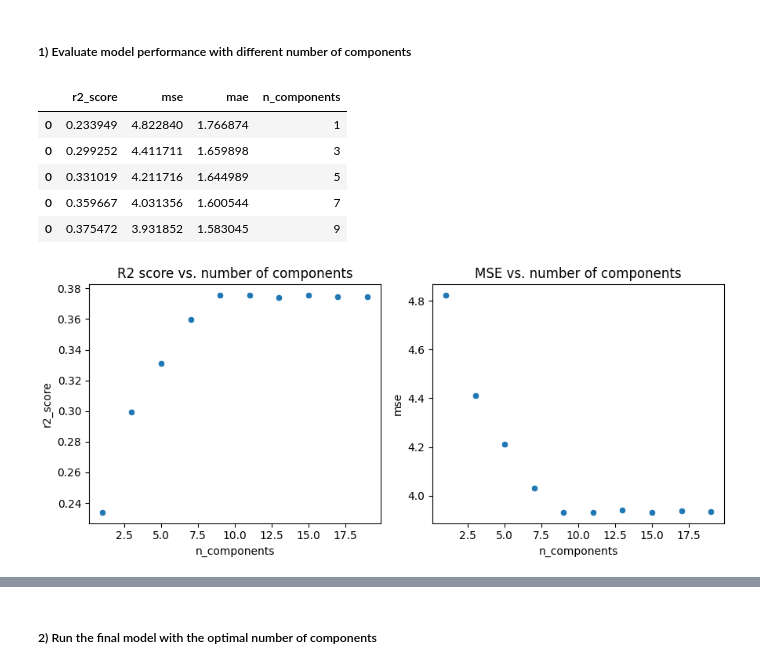
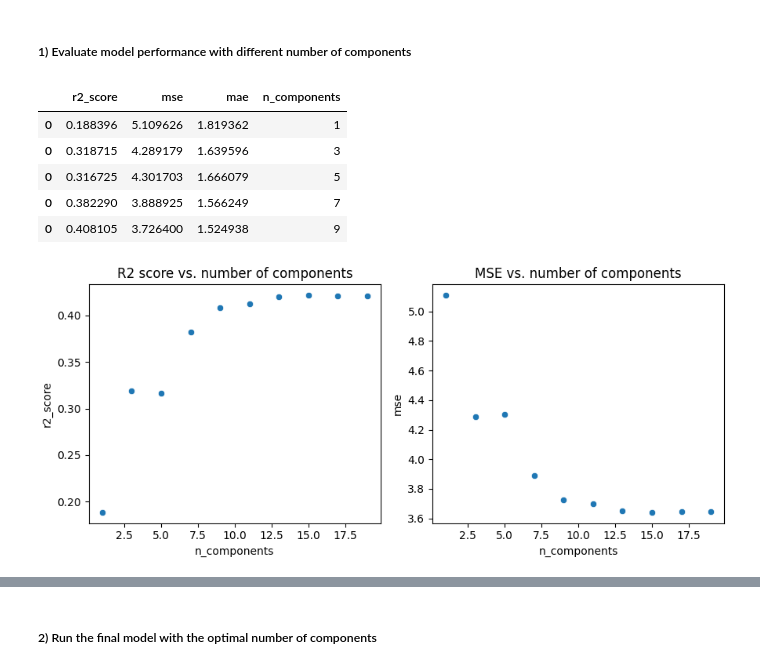
Before and after one commit to AndreaRMICL/omics_tools, a Jupyter notebook: notebooks/multivariate_supervised.ipynb, the cells around one changed output, grey strips where cells are left out. Saved outputs shown, nothing was run; the diff lists cells and outputs as text; code cells hidden in the pictures.

```diff
--- a/notebooks/multivariate_supervised.ipynb
+++ b/notebooks/multivariate_supervised.ipynb
@@ -18,7 +18,7 @@ from omics_tools import association, enrichment, multivariate, preprocessing
 # %%
 DATA_DIRECTORY = "/Users/ar3513/Code/data/"
 # %%
-data = pd.read_parquet(pjoin(DATA_DIRECTORY, "uc_gse109142_data.parquet")).set_index("sample_id")
+data = pd.read_parquet(pjoin(DATA_DIRECTORY, "uc_gse109142_data_tpm.parquet")).set_index("sample_id")
 data = data[data.columns[(data.median() > 0.02)]] # remove very lowly expressed genes
 
 metadata = pd.read_parquet(pjoin(DATA_DIRECTORY, "uc_gse109142_metadata.parquet")).set_index("sample_id")
@@ -77,37 +77,37 @@ SEVERITY_COLUMNS = ["total_mayo_score", "histology_severity_score"]
 # %%
 %%time
 
 metrics = pd.concat(
     [
-        multivariate.cv_regression(
+        evaluation.cv_regression(
             PLSRegression(n_components=n_components, scale=True),
             independent_variables=data_normalised,
             dependent_variable=metadata[SEVERITY_COLUMNS[0]]
         ).assign(n_components=n_components)
         for n_components in range(1, 20, 2)
     ]
 )
 
 display(metrics.head())
 
 # Plot metrics
 fig, axes = plt.subplots(1, 2, figsize=(9, 4))
 
 # Plot r2_score
 sns.scatterplot(data=metrics, x="n_components", y="r2_score", ax=axes[0])
 axes[0].set_title("R2 score vs. number of components")
 
 # Plot mse
 sns.scatterplot(data=metrics, x="n_components", y="mse", ax=axes[1])
 axes[1].set_title("MSE vs. number of components")
 
 plt.tight_layout()
 plt.show()
 # %% [output]
 |  | r2_score | mse | mae | n_components |
-| 0 | 0.233949 | 4.822840 | 1.766874 | 1 |
-| 0 | 0.299252 | 4.411711 | 1.659898 | 3 |
-| 0 | 0.331019 | 4.211716 | 1.644989 | 5 |
-| 0 | 0.359667 | 4.031356 | 1.600544 | 7 |
-| 0 | 0.375472 | 3.931852 | 1.583045 | 9 |
+| 0 | 0.188396 | 5.109626 | 1.819362 | 1 |
+| 0 | 0.318715 | 4.289179 | 1.639596 | 3 |
+| 0 | 0.316725 | 4.301703 | 1.666079 | 5 |
+| 0 | 0.382290 | 3.888925 | 1.566249 | 7 |
+| 0 | 0.408105 | 3.726400 | 1.524938 | 9 |
-[figure, old version]
+[figure, new version]
```
Also changed, not shown: parts of 10 cells of this notebook, 8 other files.
